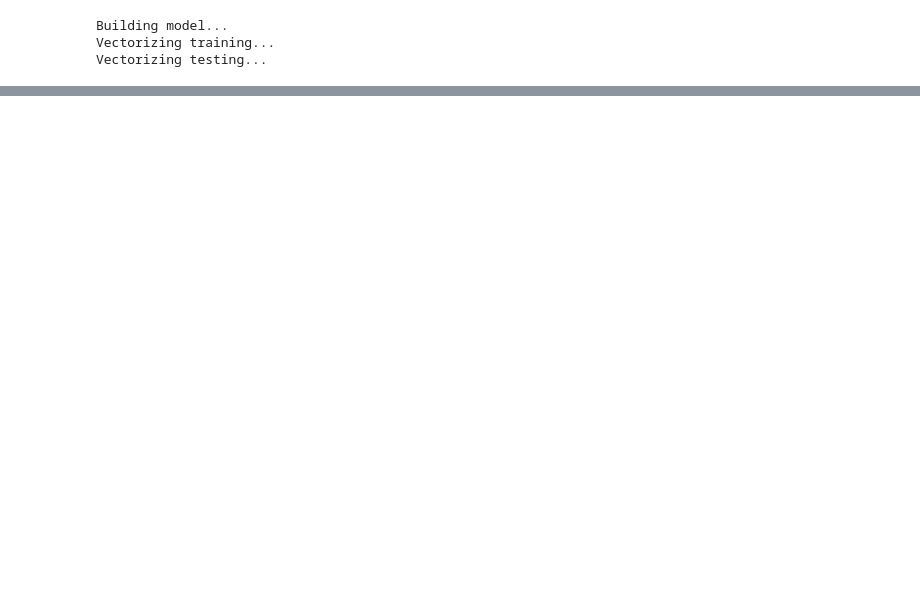
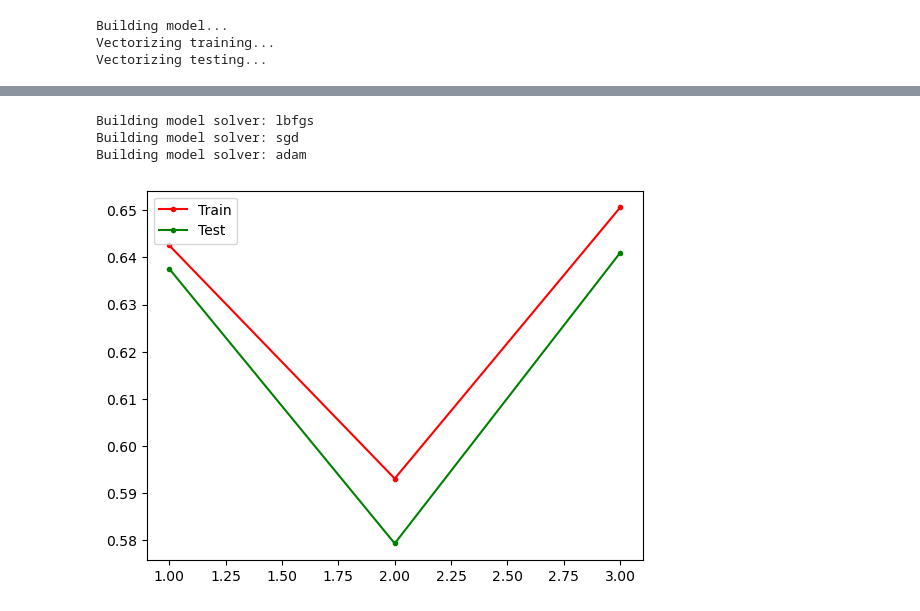
Before and after one commit to Aokijiop/CS178-IMDB-Classification, a Jupyter notebook: feedforwardNN.ipynb, the cells around one changed output, grey strips where cells are left out. Cells and saved outputs as stored; diff of their text form; code cells hidden in the pictures; blank space fills up the shorter version.

```diff
--- a/feedforwardNN.ipynb
+++ b/feedforwardNN.ipynb
@@ -431,0 +290,10 @@ Vectorizing testing...
+# %%
+default['hidden_layer_sizes'] = np.array([800])
+solvers = ['lbfgs', 'sgd', 'adam']
+solver_errors = [1, 2, 3] # Just so it is graphable
+tester('solver', solvers, train_size, solver_errors)
+# %% [output]
+Building model solver: lbfgs
+Building model solver: sgd
+Building model solver: adam
+[figure, added]
```
Also changed, not shown: parts of 29 cells of this notebook.
